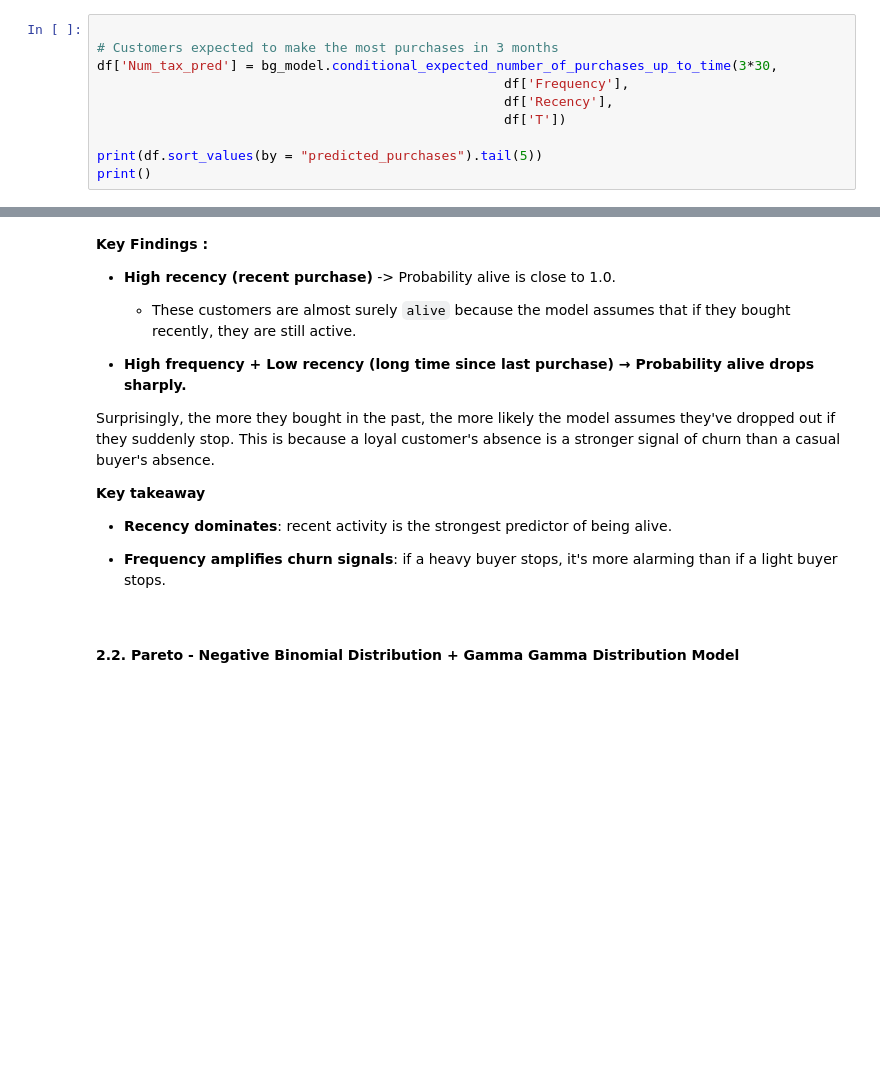
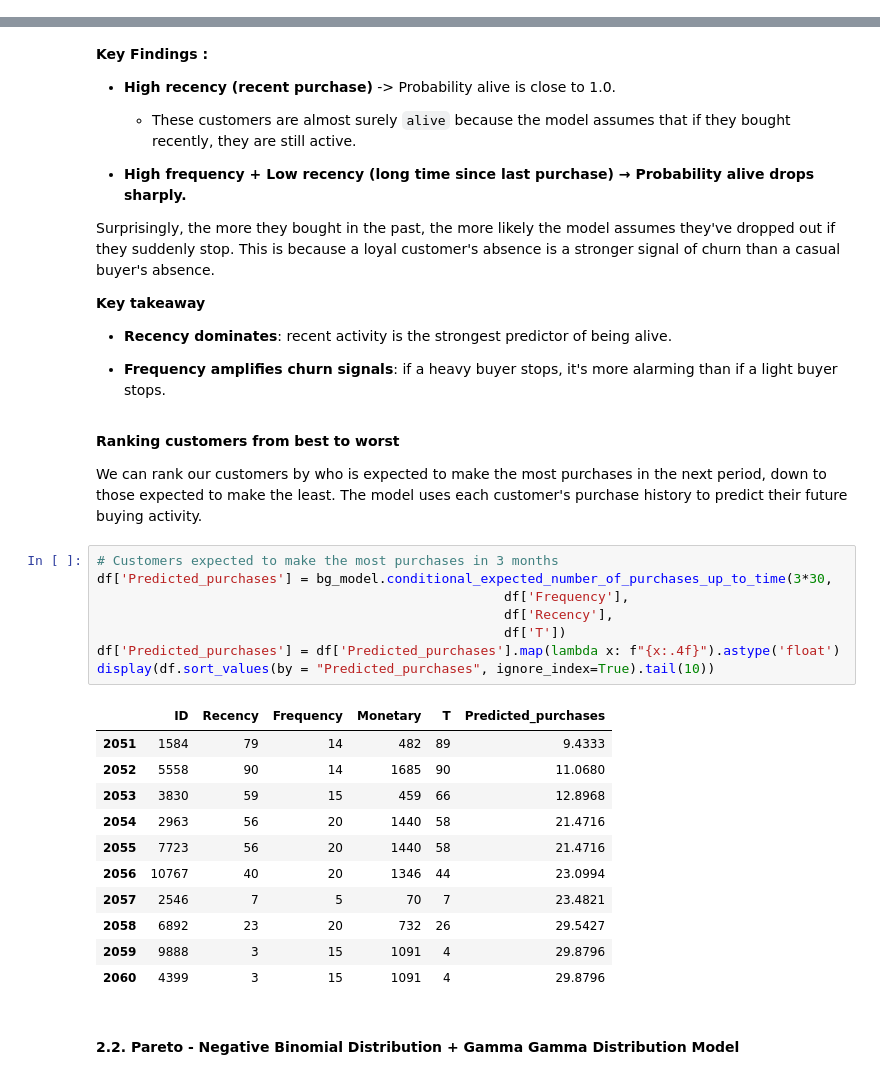
Before and after one commit to annugit1655/Customer-Behaviour-Analysis-with-CLTV, a Jupyter notebook: notebooks/04-CLTV-Probabilistic-models.ipynb, the cells around one changed output, grey strips where cells are left out. Cells and saved outputs as stored; diff of their text form; blank space fills up the shorter version.

Commit message:
no_trans_prediction

```diff
--- a/notebooks/04-CLTV-Probabilistic-models.ipynb
+++ b/notebooks/04-CLTV-Probabilistic-models.ipynb
@@ -232,13 +236,3 @@ plt.show()
-# %%
-
-# Customers expected to make the most purchases in 3 months
-df['Num_tax_pred'] = bg_model.conditional_expected_number_of_purchases_up_to_time(3*30,
-                                                    df['Frequency'],
-                                                    df['Recency'],
-                                                    df['T'])
-
-print(df.sort_values(by = "predicted_purchases").tail(5))
-print()
 # %% [markdown]
 **Visualizing frequency/recency matrix**
 # %%
@@ -305,6 +299,30 @@ __Key takeaway__
 - **Recency dominates**: recent activity is the strongest predictor of being alive.
 
 - **Frequency amplifies churn signals**: if a heavy buyer stops, it's more alarming than if a light buyer stops.
+# %% [markdown]
+**Ranking customers from best to worst**
+
+We can rank our customers by who is expected to make the most purchases in the next period, down to those expected to make the least. The model uses each customer's purchase history to predict their future buying activity.
+# %%
+# Customers expected to make the most purchases in 3 months
+df['Predicted_purchases'] = bg_model.conditional_expected_number_of_purchases_up_to_time(3*30,
+                                                    df['Frequency'],
+                                                    df['Recency'],
+                                                    df['T'])
+df['Predicted_purchases'] = df['Predicted_purchases'].map(lambda x: f"{x:.4f}").astype('float')
+display(df.sort_values(by = "Predicted_purchases", ignore_index=True).tail(10))
+# %% [output]
+|  | ID | Recency | Frequency | Monetary | T | Predicted_purchases |
+| 2051 | 1584 | 79 | 14 | 482 | 89 | 9.4333 |
+| 2052 | 5558 | 90 | 14 | 1685 | 90 | 11.0680 |
+| 2053 | 3830 | 59 | 15 | 459 | 66 | 12.8968 |
+| 2054 | 2963 | 56 | 20 | 1440 | 58 | 21.4716 |
+| 2055 | 7723 | 56 | 20 | 1440 | 58 | 21.4716 |
+| 2056 | 10767 | 40 | 20 | 1346 | 44 | 23.0994 |
+| 2057 | 2546 | 7 | 5 | 70 | 7 | 23.4821 |
+| 2058 | 6892 | 23 | 20 | 732 | 26 | 29.5427 |
+| 2059 | 9888 | 3 | 15 | 1091 | 4 | 29.8796 |
+| 2060 | 4399 | 3 | 15 | 1091 | 4 | 29.8796 |
 # %% [markdown]
 #### **2.2. Pareto - Negative Binomial Distribution + Gamma Gamma Distribution Model**
 # %% [markdown]
```
Also changed, not shown: parts of 3 cells of this notebook.
